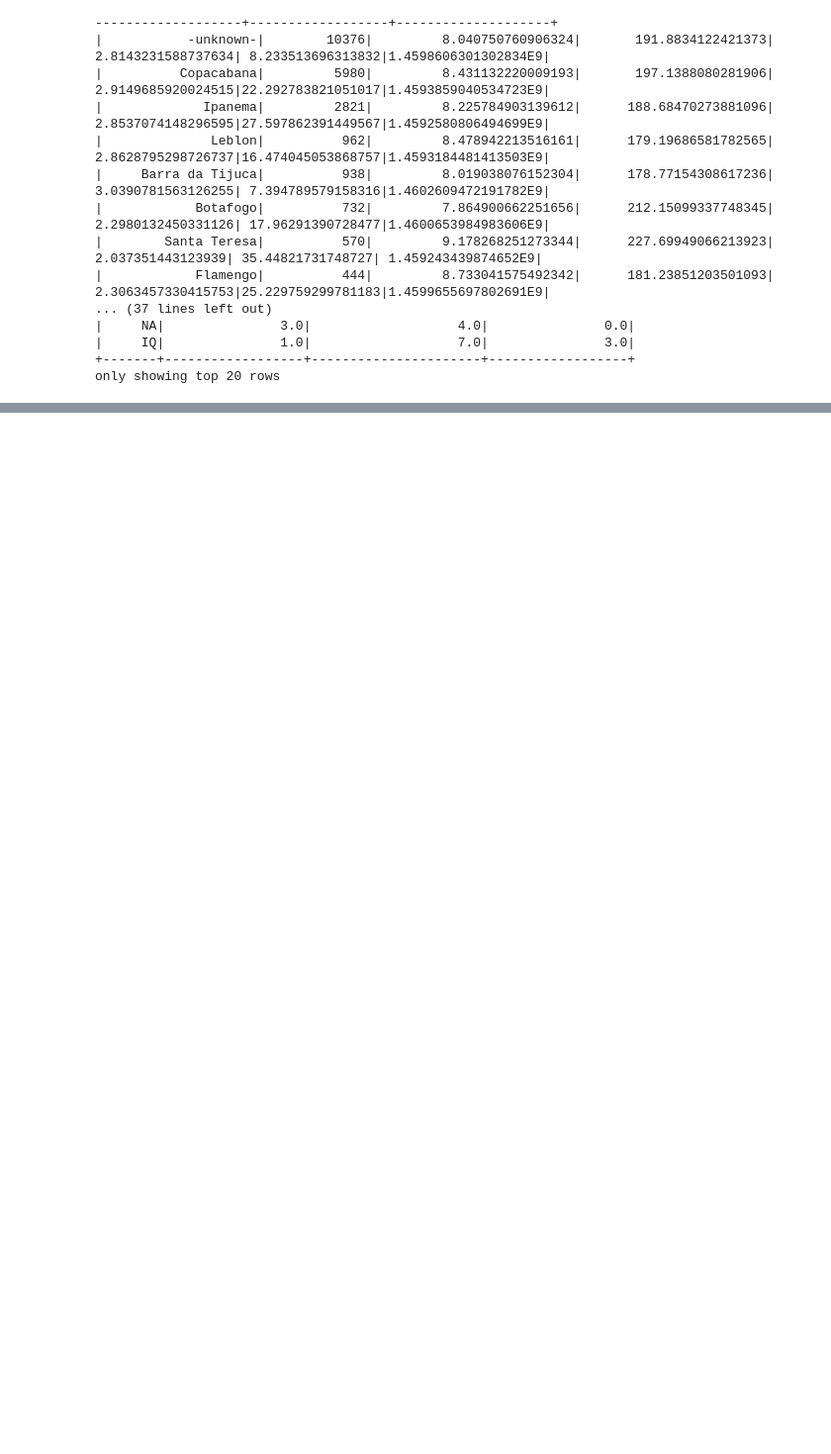
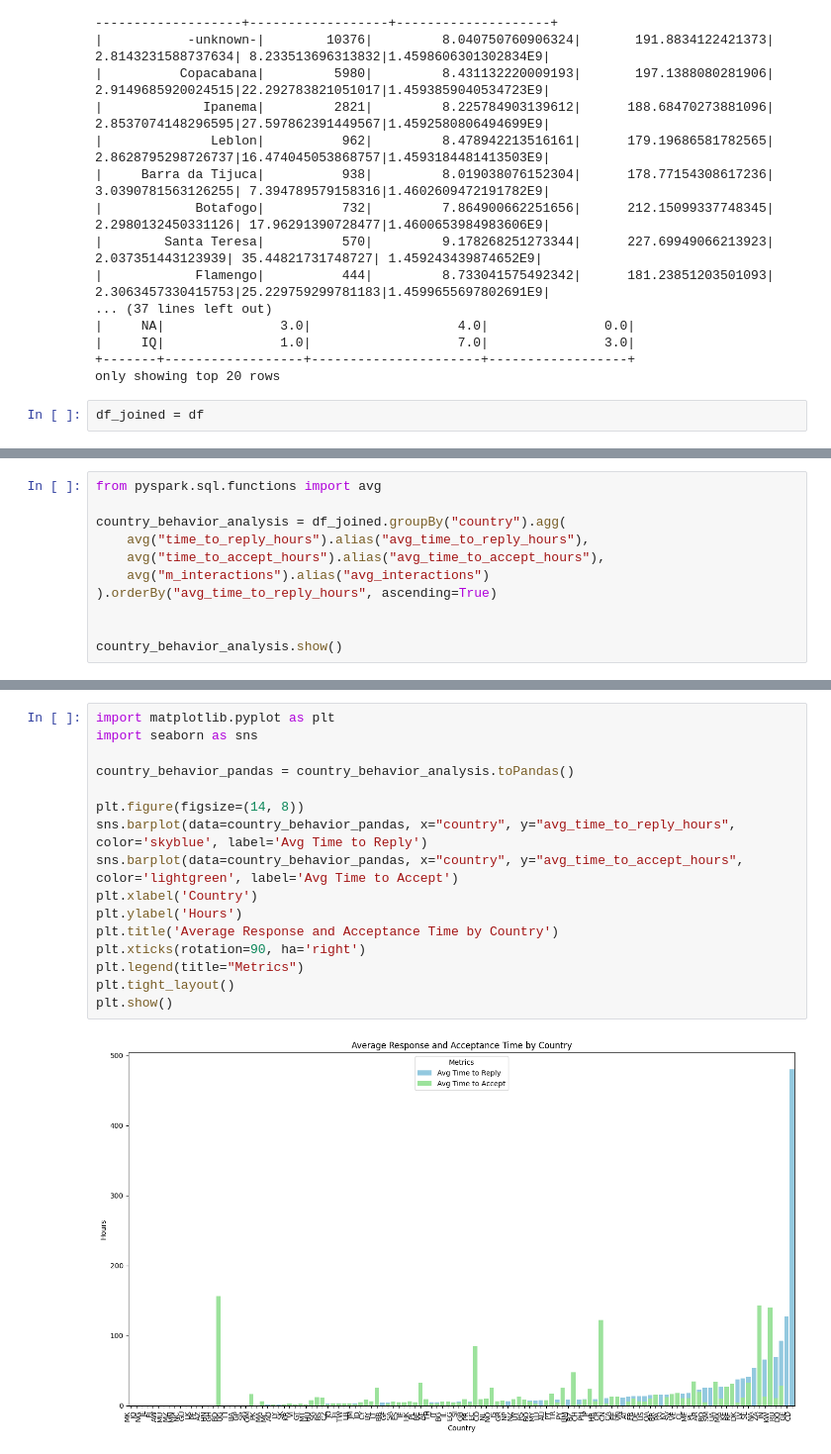
Before and after one commit to RickSanj/airbnb, a Jupyter notebook: main.ipynb, the cells around one changed output, grey strips where cells are left out. Shown at 99% size. Drawn from its saved outputs; the diff is of its cells as text; blank space fills up the shorter version.

```diff
--- a/main.ipynb
+++ b/main.ipynb
@@ -429,3 +442,5 @@ Neighborhood_analysis: Grouping by neighborhood and calculating aggregated metri
 |     IQ|               1.0|                   7.0|               3.0|
 +-------+------------------+----------------------+------------------+
 only showing top 20 rows
+# %%
+df_joined = df
@@ -431,0 +605,11 @@ only showing top 20 rows
+# %%
+from pyspark.sql.functions import avg
+
+country_behavior_analysis = df_joined.groupBy("country").agg(
+    avg("time_to_reply_hours").alias("avg_time_to_reply_hours"),
+    avg("time_to_accept_hours").alias("avg_time_to_accept_hours"),
+    avg("m_interactions").alias("avg_interactions")
+).orderBy("avg_time_to_reply_hours", ascending=True)
+
+
+country_behavior_analysis.show()
@@ -431,0 +634,18 @@ only showing top 20 rows
+# %%
+import matplotlib.pyplot as plt
+import seaborn as sns
+
+country_behavior_pandas = country_behavior_analysis.toPandas()
+
+plt.figure(figsize=(14, 8))
+sns.barplot(data=country_behavior_pandas, x="country", y="avg_time_to_reply_hours", color='skyblue', label='Avg Time to Reply')
+sns.barplot(data=country_behavior_pandas, x="country", y="avg_time_to_accept_hours", color='lightgreen', label='Avg Time to Accept')
+plt.xlabel('Country')
+plt.ylabel('Hours')
+plt.title('Average Response and Acceptance Time by Country')
+plt.xticks(rotation=90, ha='right')
+plt.legend(title="Metrics")
+plt.tight_layout()
+plt.show()
+# %% [output]
+[figure, added]
```
Also changed, not shown: parts of 23 cells of this notebook.
